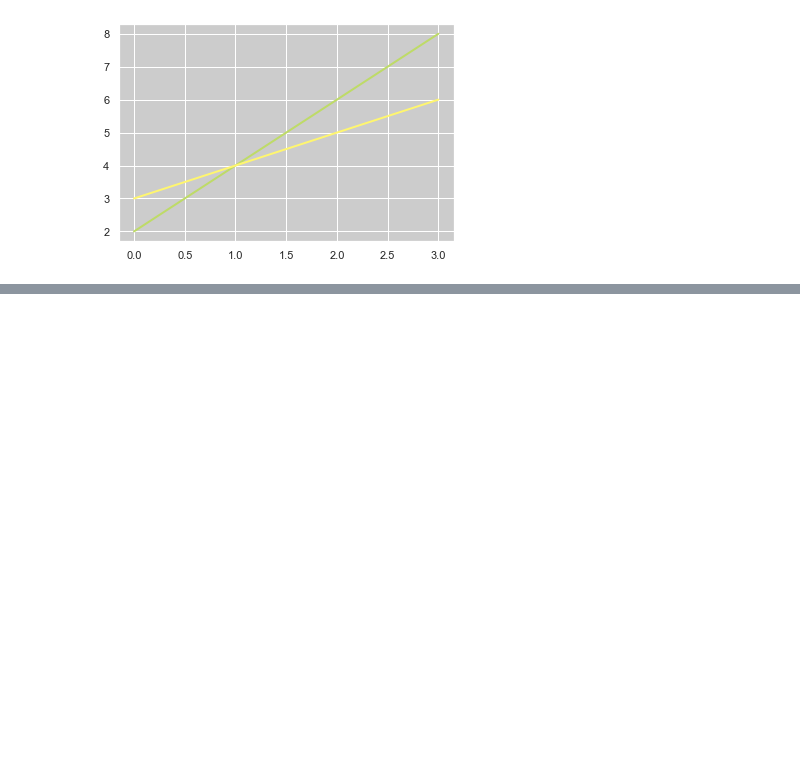
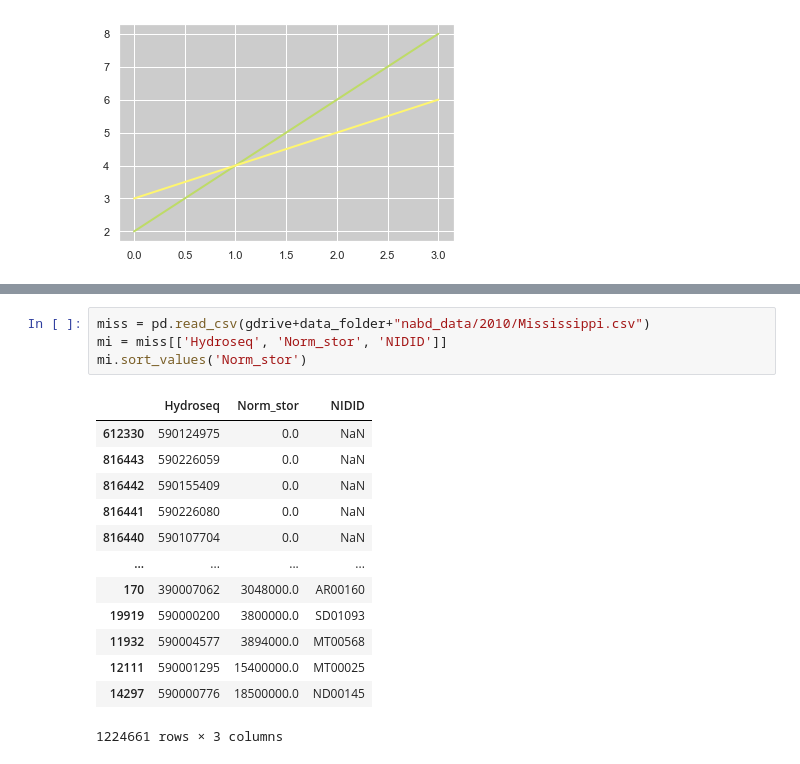
Before and after one commit to rspinti/River_bifurcation, a Jupyter notebook: archive/Rachel_testing/analysis_testing/analysis_testing.ipynb, the cells around one changed output, grey strips where cells are left out. Drawn from its saved outputs; the diff is of its cells as text; blank space fills up the shorter version.

```diff
--- a/archive/Rachel_testing/analysis_testing/analysis_testing.ipynb
+++ b/archive/Rachel_testing/analysis_testing/analysis_testing.ipynb
@@ -529,0 +557,18 @@ plt.plot(x, y2, color='#fff66f', linewidth=2)
+# %%
+miss = pd.read_csv(gdrive+data_folder+"nabd_data/2010/Mississippi.csv")
+mi = miss[['Hydroseq', 'Norm_stor', 'NIDID']]
+mi.sort_values('Norm_stor')
+# %% [output]
+|  | Hydroseq | Norm_stor | NIDID |
+| 612330 | 590124975 | 0.0 | NaN |
+| 816443 | 590226059 | 0.0 | NaN |
+| 816442 | 590155409 | 0.0 | NaN |
+| 816441 | 590226080 | 0.0 | NaN |
+| 816440 | 590107704 | 0.0 | NaN |
+| ... | ... | ... | ... |
+| 170 | 390007062 | 3048000.0 | AR00160 |
+| 19919 | 590000200 | 3800000.0 | SD01093 |
+| 11932 | 590004577 | 3894000.0 | MT00568 |
+| 12111 | 590001295 | 15400000.0 | MT00025 |
+| 14297 | 590000776 | 18500000.0 | ND00145 |
+1224661 rows × 3 columns
```
Also changed, not shown: parts of 8 cells of this notebook, 3 other files.
